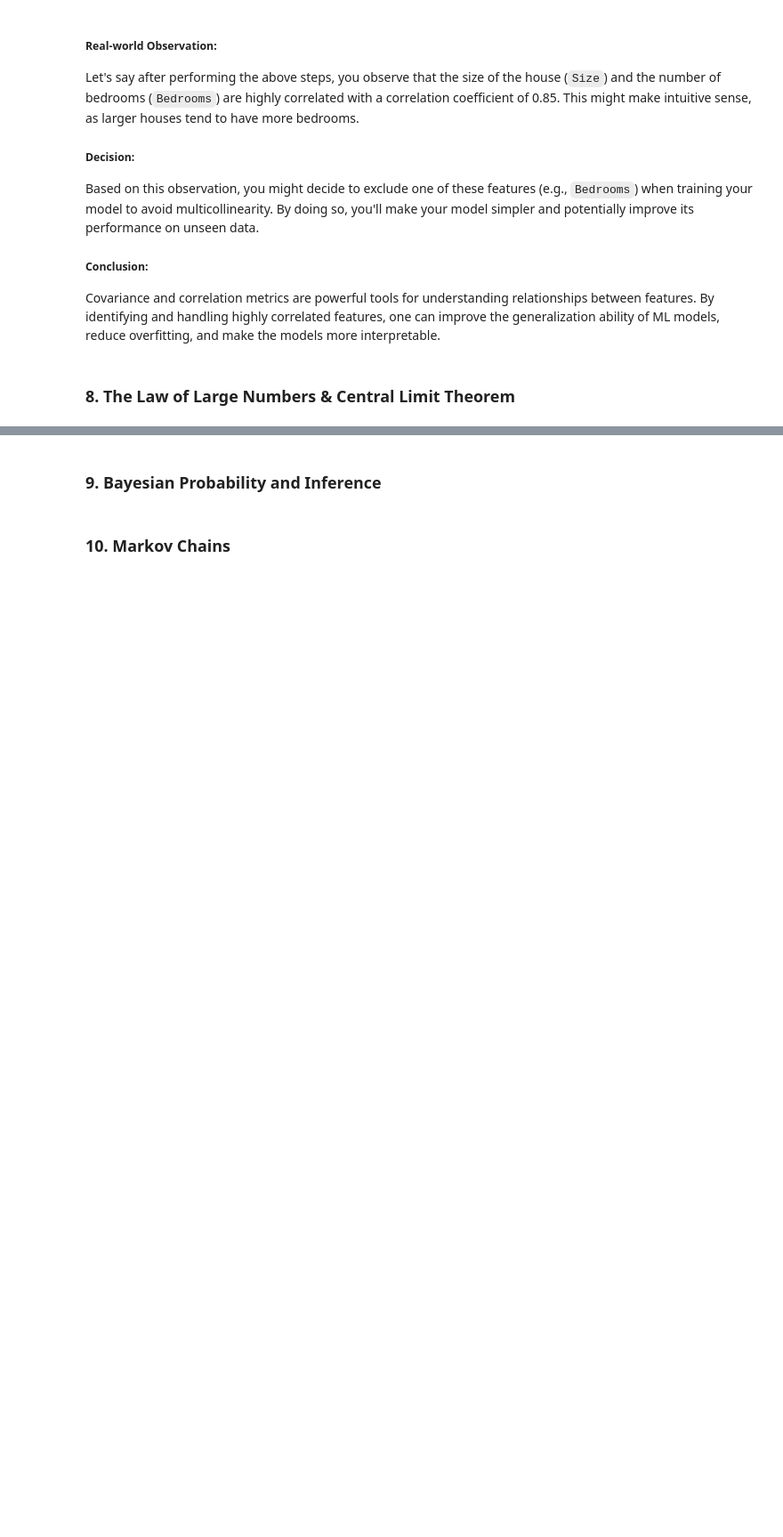
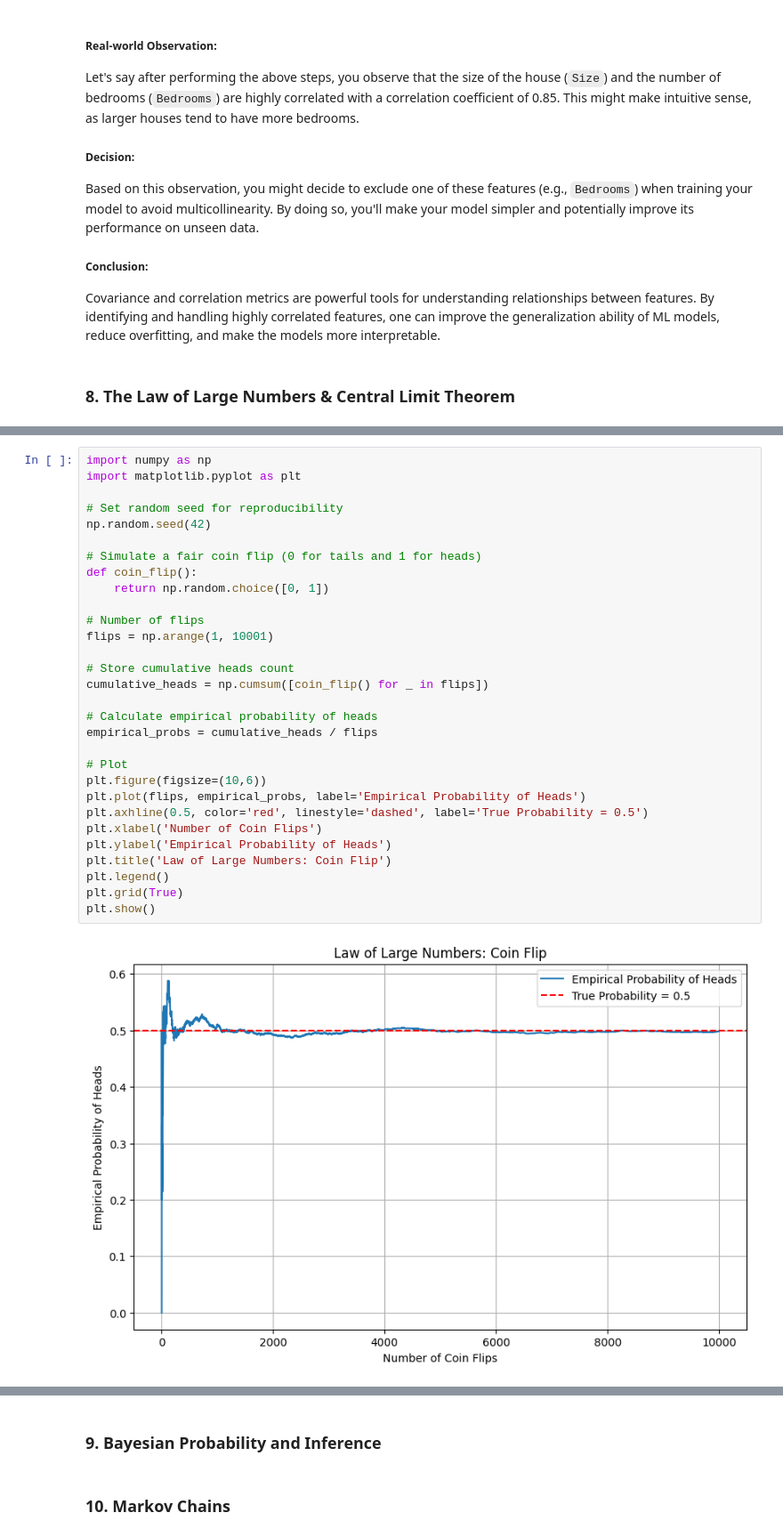
Before and after one commit to natapone/learning_ai_by_coding, a Jupyter notebook: 1-3_probability.ipynb, the cells around one changed output, grey strips where cells are left out. Shown at 89% size. Saved outputs shown, nothing was run; the diff lists cells and outputs as text; blank space fills up the shorter version.

Commit message:
law of large number

```diff
--- a/1-3_probability.ipynb
+++ b/1-3_probability.ipynb
@@ -1663,0 +1709,32 @@ Covariance and correlation metrics are powerful tools for understanding relation
+# %%
+import numpy as np
+import matplotlib.pyplot as plt
+
+# Set random seed for reproducibility
+np.random.seed(42)
+
+# Simulate a fair coin flip (0 for tails and 1 for heads)
+def coin_flip():
+    return np.random.choice([0, 1])
+
+# Number of flips
+flips = np.arange(1, 10001)
+
+# Store cumulative heads count
+cumulative_heads = np.cumsum([coin_flip() for _ in flips])
+
+# Calculate empirical probability of heads
+empirical_probs = cumulative_heads / flips
+
+# Plot
+plt.figure(figsize=(10,6))
+plt.plot(flips, empirical_probs, label='Empirical Probability of Heads')
+plt.axhline(0.5, color='red', linestyle='dashed', label='True Probability = 0.5')
+plt.xlabel('Number of Coin Flips')
+plt.ylabel('Empirical Probability of Heads')
+plt.title('Law of Large Numbers: Coin Flip')
+plt.legend()
+plt.grid(True)
+plt.show()
+# %% [output]
+[figure, added]
```
Also changed, not shown: parts of 12 cells of this notebook.
